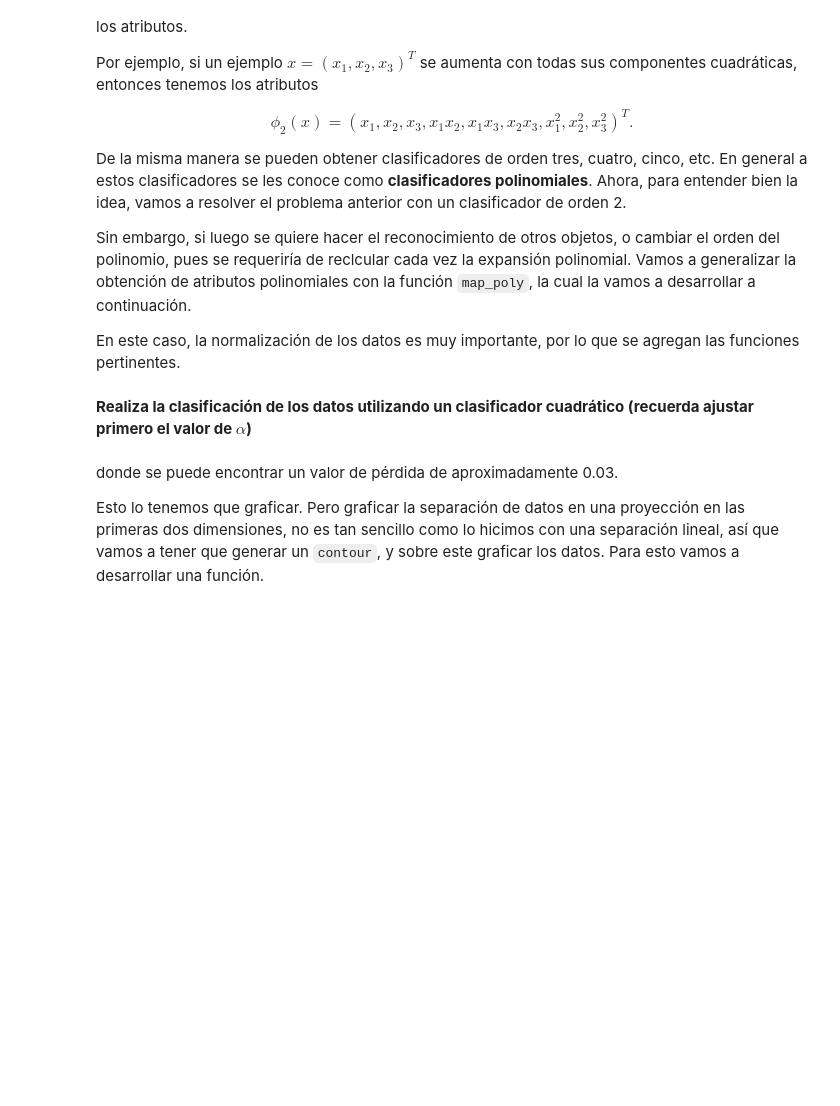
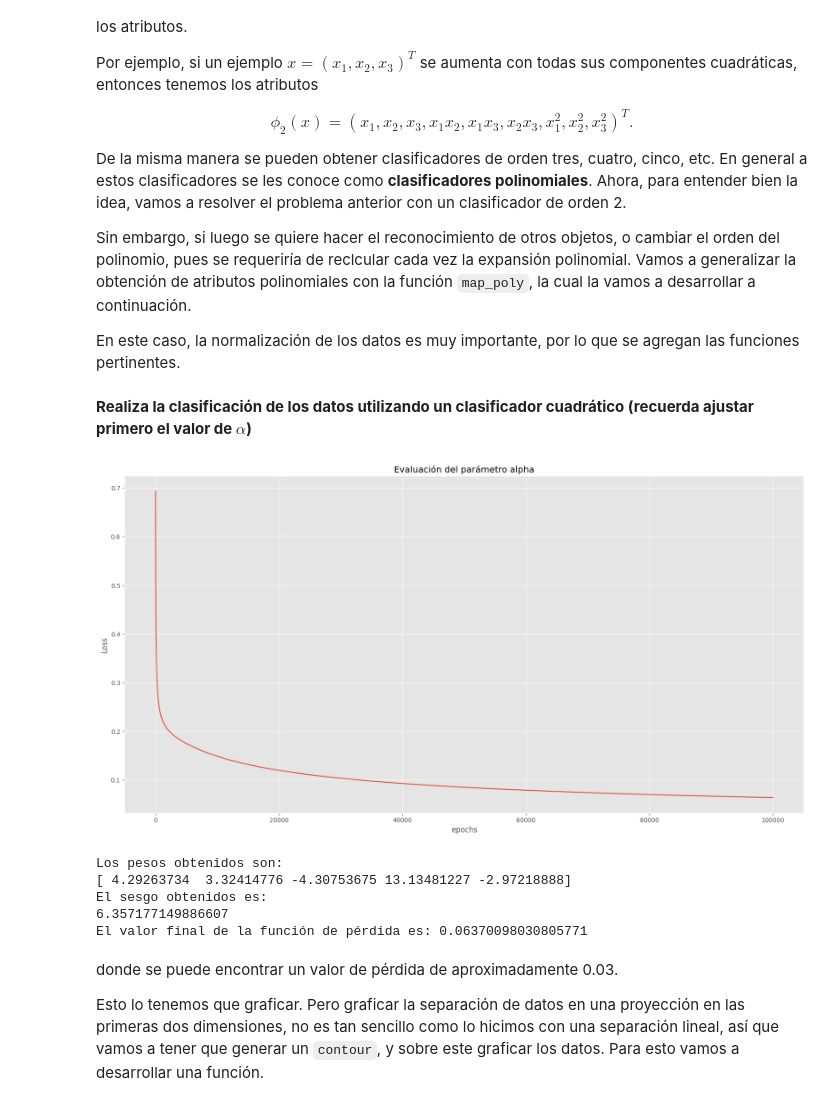
Before and after one commit to miguelsn/ML2023-2, a Jupyter notebook: Regresión logística/reg_logistica.ipynb, the cells around one changed output. Saved outputs shown, nothing was run; the diff lists cells and outputs as text; code cells hidden in the pictures; blank space fills up the shorter version.

```diff
--- a/Regresión logística/reg_logistica.ipynb
+++ b/Regresión logística/reg_logistica.ipynb
@@ -38,7 +38,7 @@ def logistica(z):
     @return: un ndarray de las mismas dimensiones que z
     """
     # Introduce código aqui (una linea de código)
-    logistica= None
+    logistica= 1/(1+np.exp(-z))
 
     return logistica
 
@@ -390,28 +414,43 @@ def normaliza(x, mu, des_std):
 # %%
 # Encuentra phi_x (x son la expansión polinomial de segundo orden, utiliza la función map_poly
 
 #--Agrega el código aqui--
-phi_x =  None
-mu, de = None
-phi_x_norm = None
+phi_x =  map_poly(2,x)
+mu, de = medias_std(phi_x)
+phi_x_norm = normaliza(phi_x, mu, de)
 
 # Utiliza la regresión logística
-alpha = None
-max_iter = None
-
-_, _, hist_loss = descenso_rl_lotes(phi_x_norm, y, alpha, max_iter, historial=True)
-
-plt.plot(range(len(hist_loss)), hist_loss)
+alphas = np.linspace(1e-6, 1, 100)
+epochs = 100000
+min_error = float('inf')
+min_hist = None
+min_alpha= None
+for alpha in alphas:
+    _, _, error_hist = descenso_rl_lotes(phi_x_norm, y, alpha, max_iter=epochs, historial=True)
+    if(error_hist[-1]<min_error):
+        min_error = error_hist[-1]
+        min_hist = error_hist
+        min_alpha= alpha
+plt.plot(range(len(min_hist)), min_hist)
 plt.xlabel('epochs')
 plt.ylabel('Loss')
 plt.title('Evaluación del parámetro alpha')
 plt.show()
+alpha=min_alpha
+# %% [output]
+[figure, added]
 # %%
-w_norm, b_norm, _ = descenso_rl_lotes(phi_x_norm, y, alpha, 1000)
+w_norm, b_norm, _ = descenso_rl_lotes(phi_x_norm, y, alpha, 100000)
 
 print("Los pesos obtenidos son: \n{}".format(w_norm))
 print("El sesgo obtenidos es: \n{}".format(b_norm))
 print("El valor final de la función de pérdida es: {}".format(E_in(phi_x_norm, y, w_norm, b_norm)))
+# %% [output]
+Los pesos obtenidos son:
+[ 4.29263734  3.32414776 -4.30753675 13.13481227 -2.97218888]
+El sesgo obtenidos es:
+6.357177149886607
+El valor final de la función de pérdida es: 0.06370098030805771
 # %% [markdown]
 donde se puede encontrar un valor de pérdida de aproximadamente 0.03.
 
```
Also changed, not shown: parts of 11 cells of this notebook, 1 other file.
